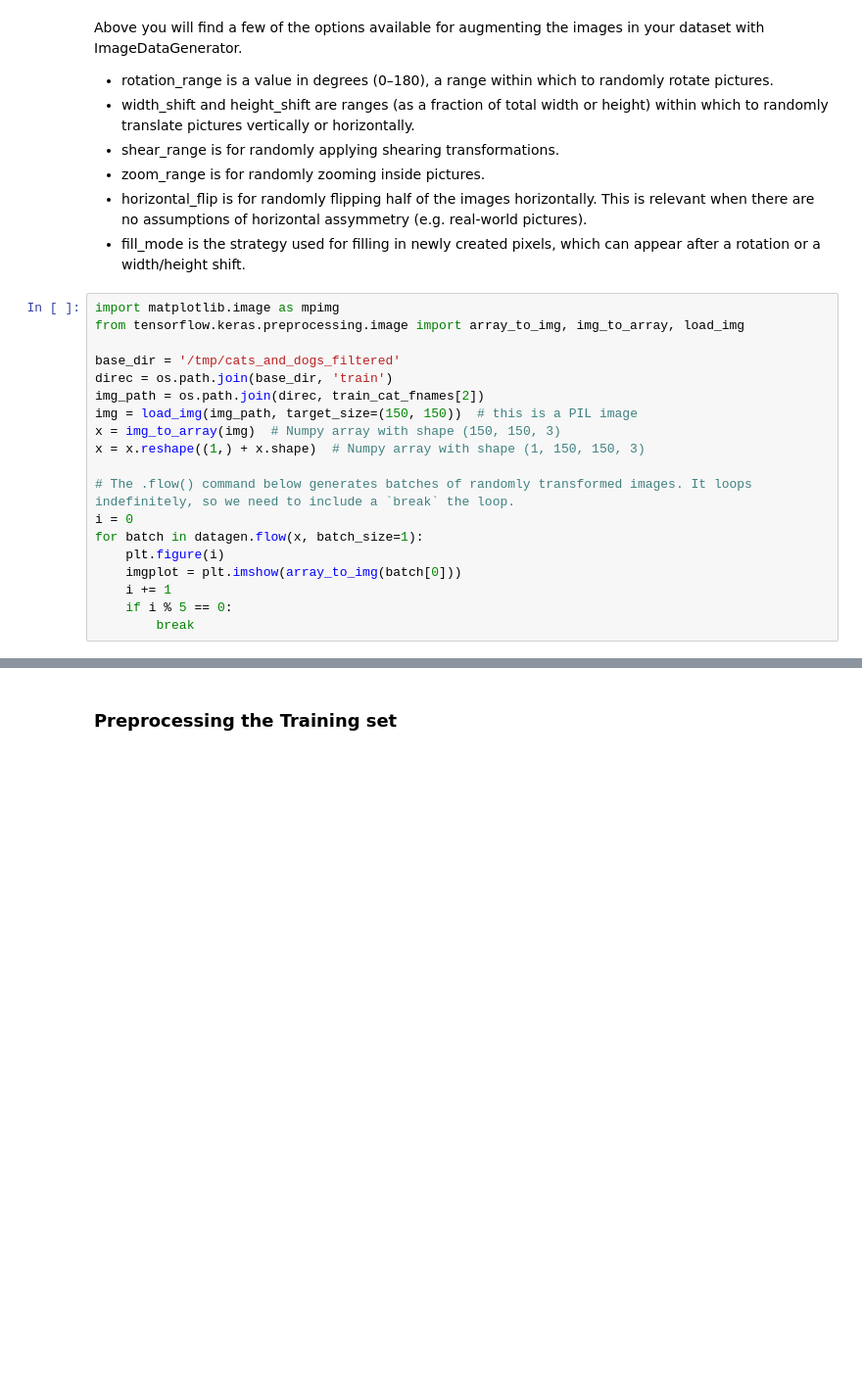
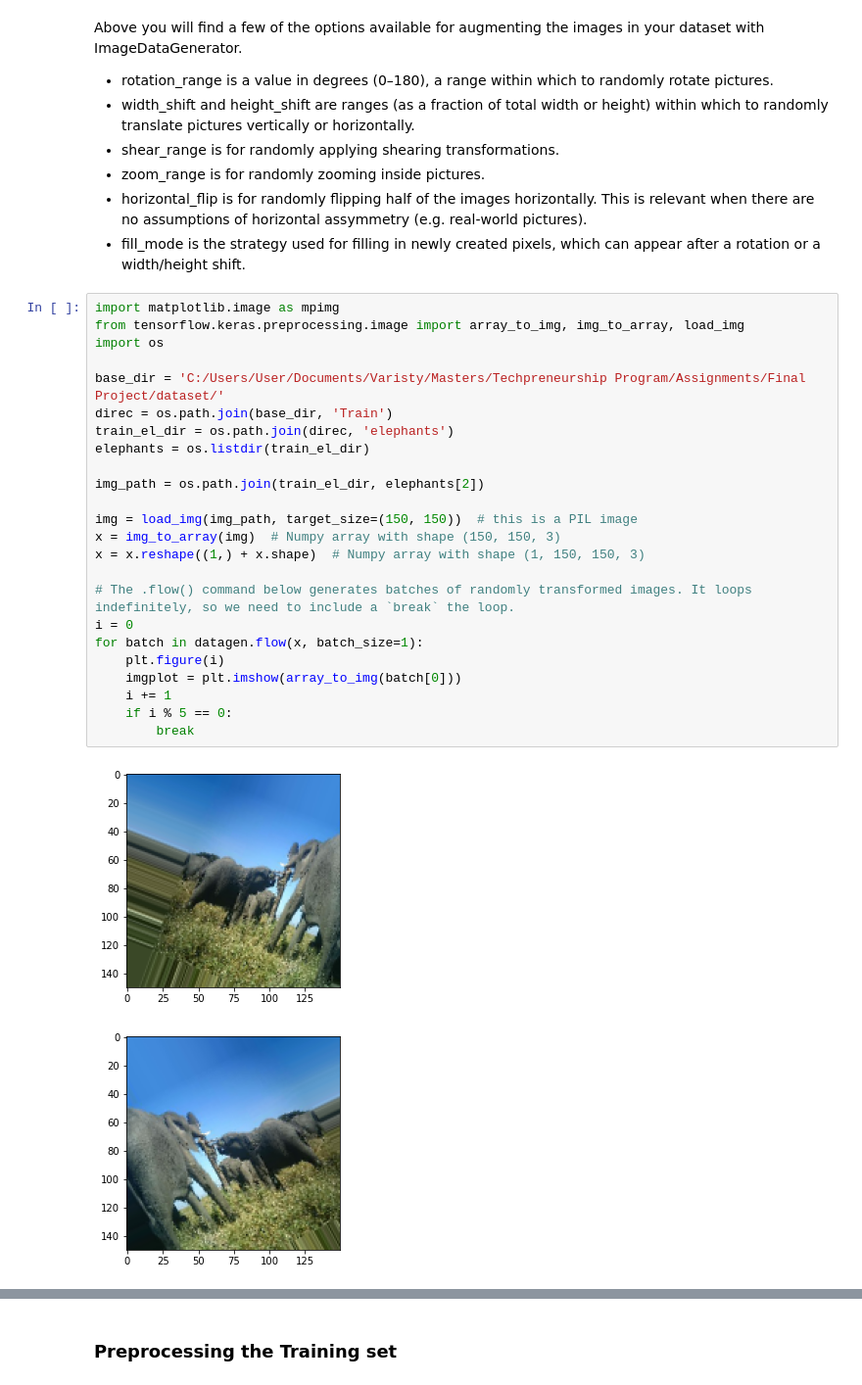
Before and after one commit to tomashege/lunch_lab_project_final, a Jupyter notebook: SL-CNN-AnimalClassification.ipynb, the cells around one changed output, grey strips where cells are left out. Shown at 98% size. Saved outputs shown, nothing was run; the diff lists cells and outputs as text; blank space fills up the shorter version.

```diff
--- a/SL-CNN-AnimalClassification.ipynb
+++ b/SL-CNN-AnimalClassification.ipynb
@@ -51,19 +51,27 @@ Above you will find a few of the options available for augmenting the images in
 # %%
 import matplotlib.image as mpimg
 from tensorflow.keras.preprocessing.image import array_to_img, img_to_array, load_img
+import os
 
-base_dir = '/tmp/cats_and_dogs_filtered'
-direc = os.path.join(base_dir, 'train')
-img_path = os.path.join(direc, train_cat_fnames[2])
+base_dir = 'C:/Users/User/Documents/Varisty/Masters/Techpreneurship Program/Assignments/Final Project/dataset/'
+direc = os.path.join(base_dir, 'Train')
+train_el_dir = os.path.join(direc, 'elephants')
+elephants = os.listdir(train_el_dir)
+
+img_path = os.path.join(train_el_dir, elephants[2])
+
 img = load_img(img_path, target_size=(150, 150))  # this is a PIL image
 x = img_to_array(img)  # Numpy array with shape (150, 150, 3)
 x = x.reshape((1,) + x.shape)  # Numpy array with shape (1, 150, 150, 3)
 
 # The .flow() command below generates batches of randomly transformed images. It loops indefinitely, so we need to include a `break` the loop.
 i = 0
 for batch in datagen.flow(x, batch_size=1):
     plt.figure(i)
     imgplot = plt.imshow(array_to_img(batch[0]))
     i += 1
     if i % 5 == 0:
         break
+# %% [output]
+[figure, added]
+[figure, added]
```
Also changed, not shown: parts of 5 cells of this notebook.
